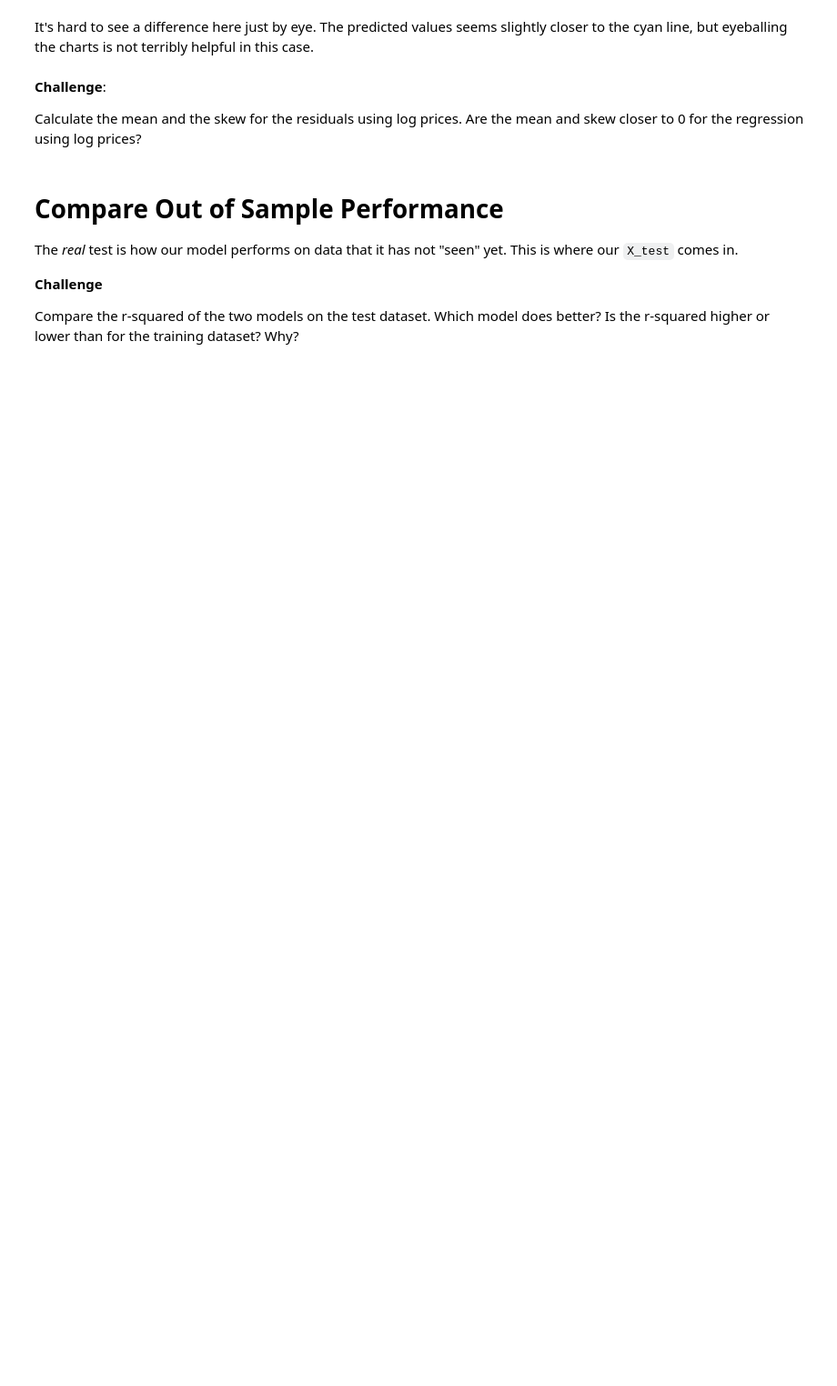
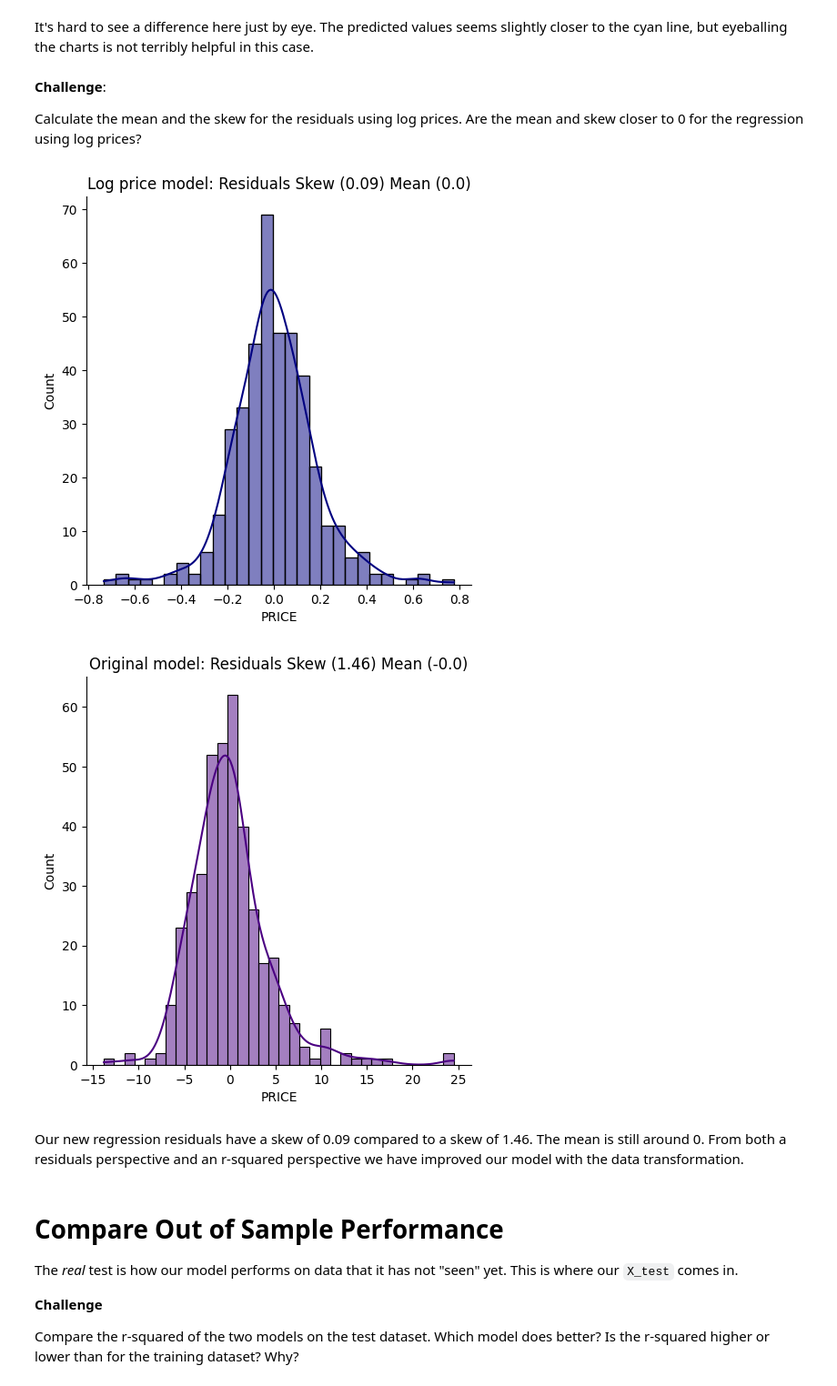
Before and after one commit to shahiddhariwala/boston_housing_prediction, a Jupyter notebook: Multivariable_Regression_and_Valuation_Model_(start).ipynb, the cells around one changed output. Shown at 91% size. Drawn from its saved outputs; the diff is of its cells as text; code cells hidden in the pictures; blank space fills up the shorter version.

```diff
--- a/Multivariable_Regression_and_Valuation_Model_(start).ipynb
+++ b/Multivariable_Regression_and_Valuation_Model_(start).ipynb
@@ -810,6 +810,23 @@ It's hard to see a difference here just by eye. The predicted values seems sligh
 **Challenge**:
 
 Calculate the mean and the skew for the residuals using log prices. Are the mean and skew closer to 0 for the regression using log prices?
+# %%
+# Distribution of Residuals (log prices) - checking for normality
+log_resid_mean = round(log_residuals.mean(), 2)
+log_resid_skew = round(log_residuals.skew(), 2)
+
+sns.displot(log_residuals, kde=True, color='navy')
+plt.title(f'Log price model: Residuals Skew ({log_resid_skew}) Mean ({log_resid_mean})')
+plt.show()
+
+sns.displot(residuals, kde=True, color='indigo')
+plt.title(f'Original model: Residuals Skew ({resid_skew}) Mean ({resid_mean})')
+plt.show()
+# %% [output]
+[figure, added]
+[figure, added]
+# %% [markdown]
+Our new regression residuals have a skew of 0.09 compared to a skew of 1.46. The mean is still around 0. From both a residuals perspective and an r-squared perspective we have improved our model with the data transformation.
 # %% [markdown]
 # Compare Out of Sample Performance
 
```
Also changed, not shown: parts of 6 cells of this notebook.
